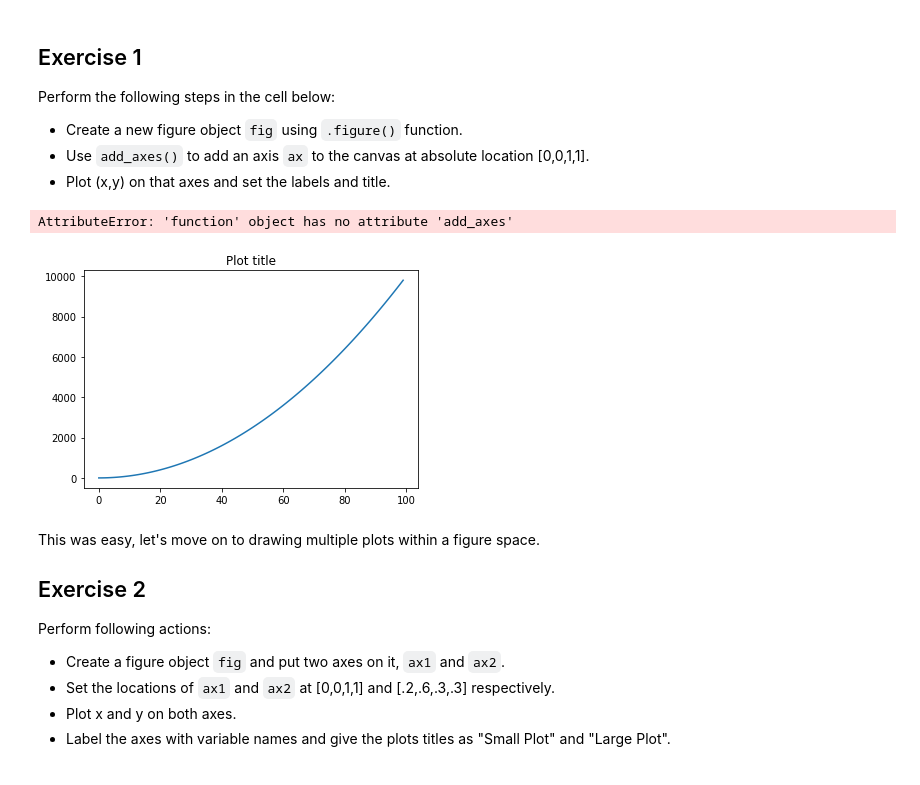
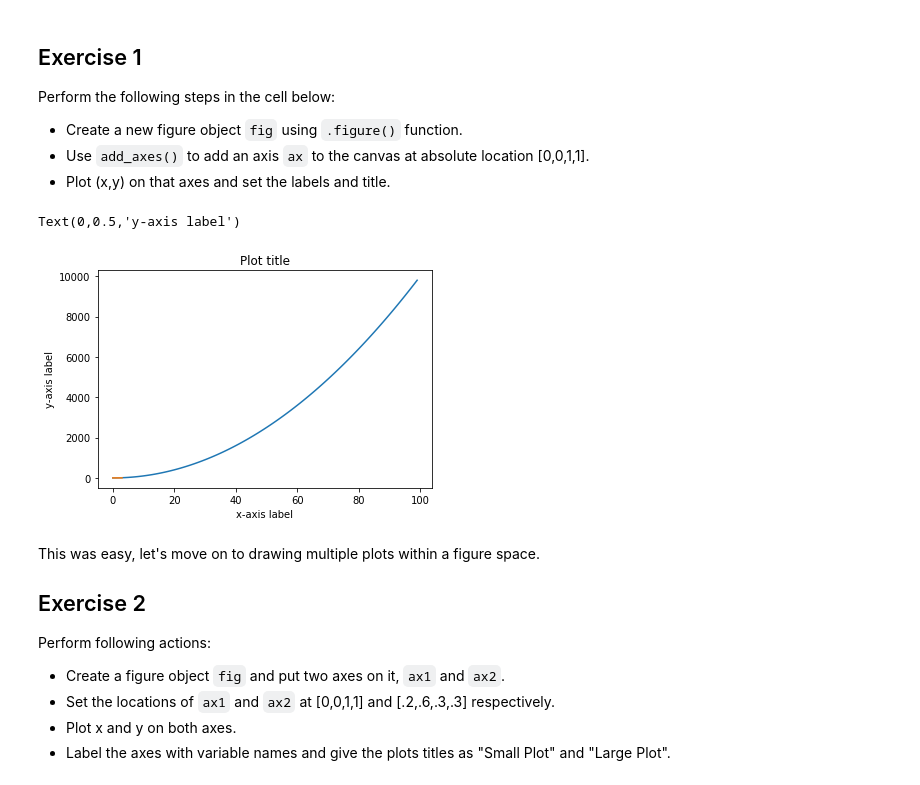
Before and after one commit to JIago25/ds-skills2-customizing-visualizations-with-matplotlib-lab-nyc-ds-skills-112618, a Jupyter notebook: index.ipynb, the cells around one changed output. Cells and saved outputs as stored; diff of their text form; code cells hidden in the pictures.

```diff
--- a/index.ipynb
+++ b/index.ipynb
@@ -61,14 +61,13 @@ Perform the following steps in the cell below:
 * Use `add_axes()` to add an axis `ax` to the canvas at absolute location [0,0,1,1].
 * Plot (x,y) on that axes and set the labels and title.
 # %%
-plt.plot(x,z)
+plt.plot(x,z, [0, 0, 1, 1])
 plt.title("Plot title")
-plt.figure.add_axes([0,0,1,1])
 plt.xlabel("x-axis label")
 plt.ylabel("y-axis label")
 # %% [output]
-AttributeError: 'function' object has no attribute 'add_axes'
+Text(0,0.5,'y-axis label')
-[figure, old version]
+[figure, new version]
 # %% [markdown]
 This was easy, let's move on to drawing multiple plots within a figure space.
 
```
